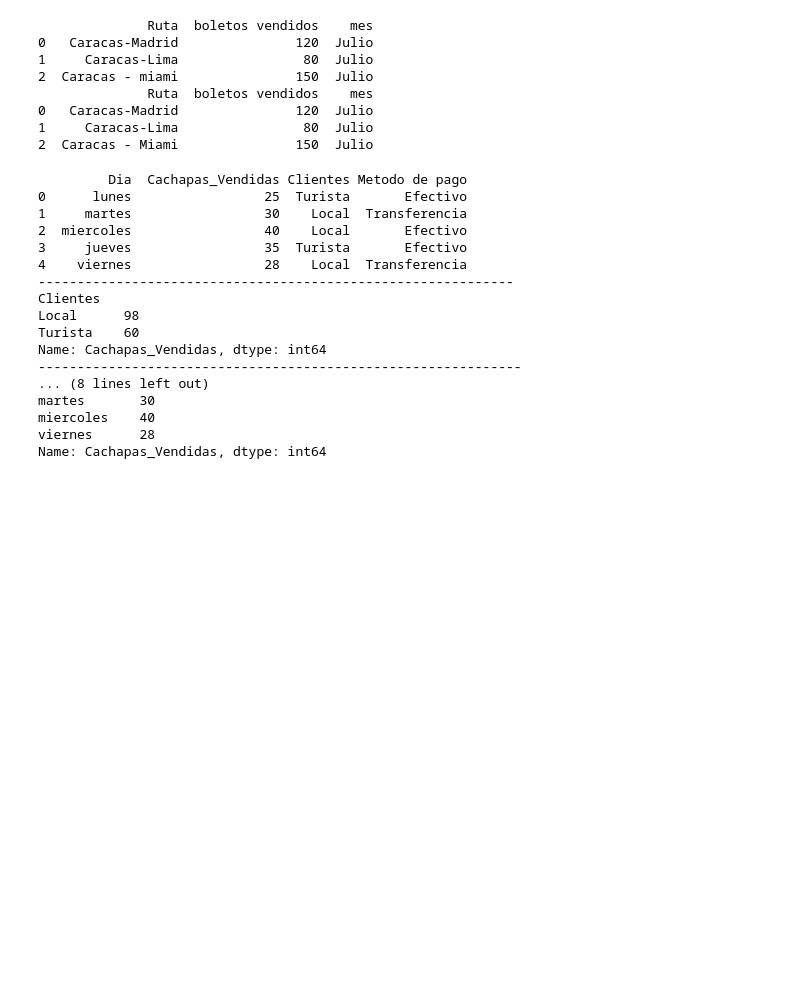
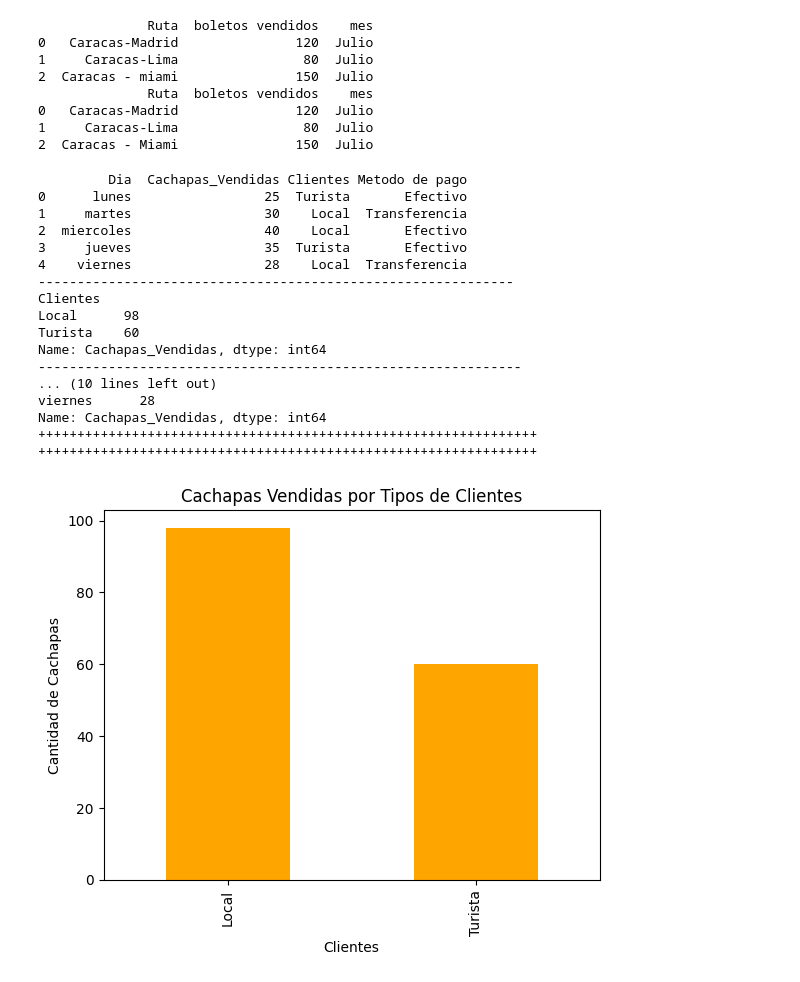
Before and after one commit to aiorodt/Python-Prep, a Jupyter notebook: Alejandro IA/copilotcl1.ipynb, the cells around one changed output. Drawn from its saved outputs; the diff is of its cells as text; code cells hidden in the pictures; blank space fills up the shorter version.

```diff
--- a/Alejandro IA/copilotcl1.ipynb
+++ b/Alejandro IA/copilotcl1.ipynb
@@ -31,33 +31,43 @@ df=pd.DataFrame(ventas)
 print(df)
 
 print("-------------------------------------------------------------")
 
 ventas_por_clientes=df.groupby("Clientes")["Cachapas_Vendidas"].sum()
 print(ventas_por_clientes)
 
 print("--------------------------------------------------------------")
 
 ventas_metodo_pagos=df.groupby("Metodo de pago")["Cachapas_Vendidas"].sum()
 print(ventas_metodo_pagos)
 
 print("--------------------------------------------------------------")
 ventas_por_dias=df.groupby("Dia")["Cachapas_Vendidas"].sum()
 print(ventas_por_dias)
+
+print("++++++++++++++++++++++++++++++++++++++++++++++++++++++++++++++++")
+print("++++++++++++++++++++++++++++++++++++++++++++++++++++++++++++++++")
+import matplotlib.pyplot as plt
+ventas_por_clientes.plot(kind="bar", color="orange")
+plt.title("Cachapas Vendidas por Tipos de Clientes")
+plt.ylabel("Cantidad de Cachapas")
+plt.xlabel("Clientes")
+plt.show()
 # %% [output]
          Dia  Cachapas_Vendidas Clientes Metodo de pago
 0      lunes                 25  Turista       Efectivo
 1     martes                 30    Local  Transferencia
 2  miercoles                 40    Local       Efectivo
 3     jueves                 35  Turista       Efectivo
 4    viernes                 28    Local  Transferencia
 -------------------------------------------------------------
 Clientes
 Local      98
 Turista    60
 Name: Cachapas_Vendidas, dtype: int64
 --------------------------------------------------------------
-... (8 lines left out)
-martes       30
-miercoles    40
+... (10 lines left out)
 viernes      28
 Name: Cachapas_Vendidas, dtype: int64
+++++++++++++++++++++++++++++++++++++++++++++++++++++++++++++++++
+++++++++++++++++++++++++++++++++++++++++++++++++++++++++++++++++
+[figure, added]
```
Also changed, not shown: parts of 5 cells of this notebook.
